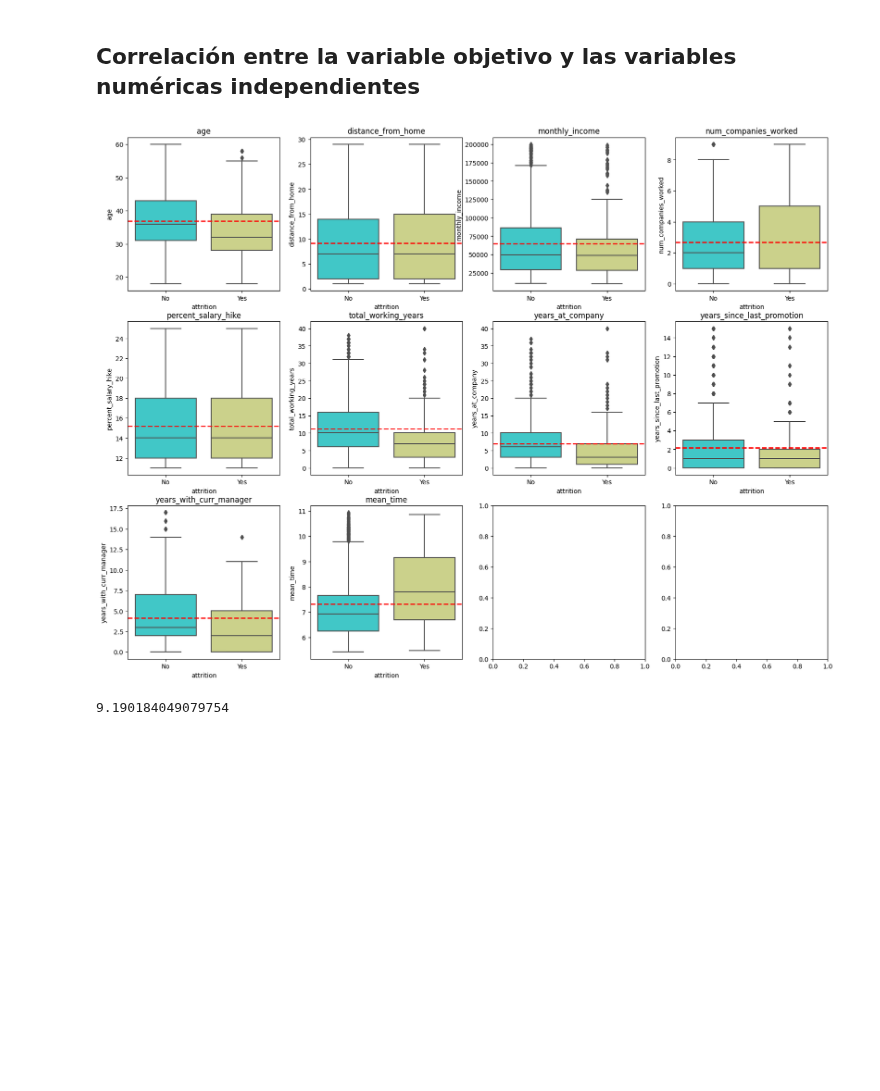
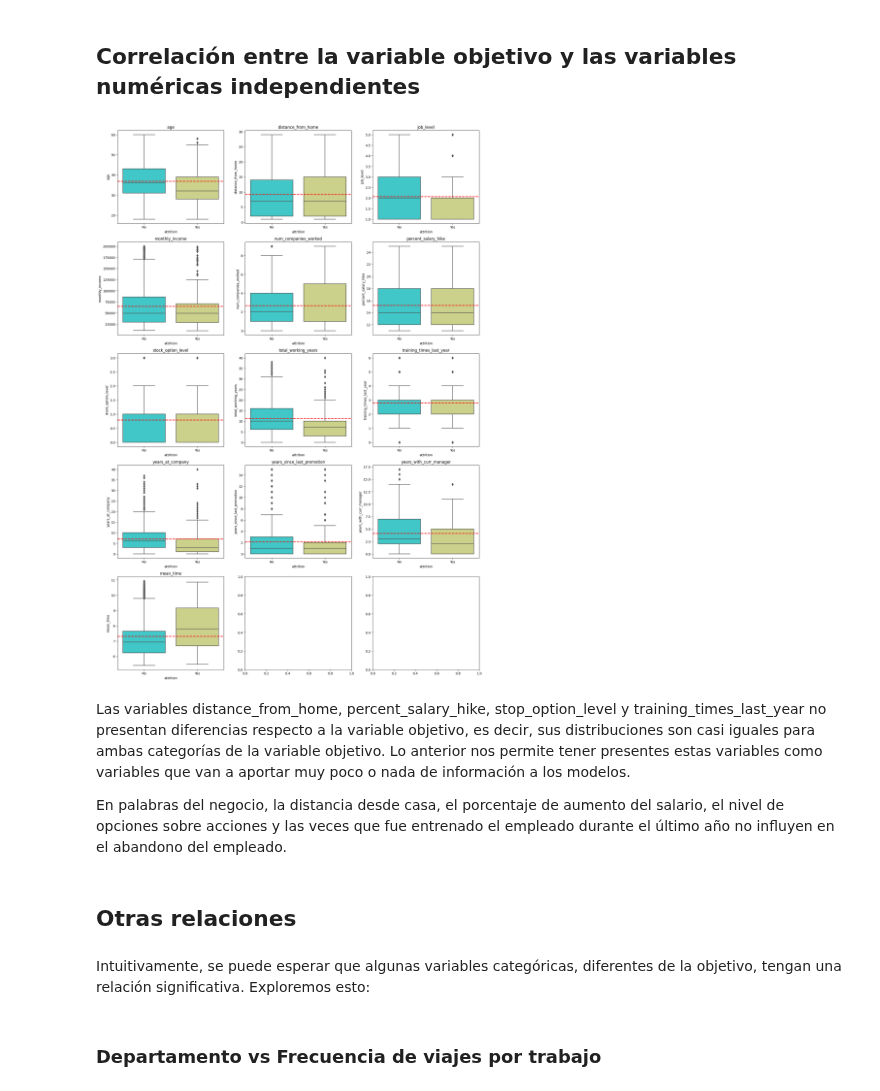
Before and after one commit to AlexanderBedoyaC/pediccion_abandono_empleo, a Jupyter notebook: 5. Alex - Análisis de correlación.ipynb, the cells around one changed output. Cells and saved outputs as stored; diff of their text form; code cells hidden in the pictures; blank space fills up the shorter version.

```diff
--- a/5. Alex - Análisis de correlación.ipynb
+++ b/5. Alex - Análisis de correlación.ipynb
@@ -149,40 +144,25 @@ plt.show()
 Utilizando un nivel de significancia de 0.05, se puede concluir de las pruebas chi cuadrado que no hay evidencias de que las variables Educación, Género, Nivel del puesto, Nivel de opciones sobre acciones del empleado y Valoración del rendimiento en el último año tienen una correlación significativa con la variable objetivo(el empleado abandonó el año anterior).
 # %% [markdown]
 ## Correlación entre la variable objetivo y las variables numéricas independientes
-# %%
-fig = make_subplots(
-    rows=4, cols=3,
-    specs=[[{"type": "box"}, {"type": "box"}, {"type": "box"}],
-           [{"type": "box"}, {"type": "box"}, {"type": "box"}],
-           [{"type": "box"}, {"type": "box"}, {"type": "box"}],
-           [{"type": "box"}, {"type": "box"}, {"type": "box"}]]
-)
-
-rows = [1,1,1,2,2,2,3,3,3,4,4,4]
-cols = [1,2,3,1,2,3,1,2,3,1,2,3]
-
-for i in range(len(df_numericas.columns)):
-
-    fig.add_trace(go.Box(x=df["attrition"], y = df_numericas.iloc[:,i], name=df_numericas.columns[i]),
-                  row=rows[i], col=cols[i])
-
-fig.update_layout(height=900, showlegend=True)
-fig.show()
 # %%
-fig, axs = plt.subplots(3, 4, figsize=(20, 15))
+fig, axs = plt.subplots(5, 3, figsize=(20, 30))
 
-rows = [0,0,0,0,1,1,1,1,2,2,2,2,]
-cols = [0,1,2,3,0,1,2,3,0,1,2,3]
+rows = [0,0,0,1,1,1,2,2,2,3,3,3,4]
+cols = [0,1,2,0,1,2,0,1,2,0,1,2,0]
 variables = df_numericas.columns
 
 for i in range(len(variables)):
 
     sns.boxplot(x = 'attrition', y = variables[i], data = df, palette='rainbow', ax=axs[rows[i], cols[i]])
     axs[rows[i], cols[i]].set_title(variables[i])
     axs[rows[i], cols[i]].axhline(df[variables[i]].mean(), color='r',linestyle='dashed',linewidth=2)
 # %% [output]
-[figure, old version]
+[figure, new version]
-# %%
-df_numericas.iloc[:,1].mean()
-# %% [output]
-9.190184049079754
+# %% [markdown]
+Las variables distance_from_home, percent_salary_hike, stop_option_level y training_times_last_year no presentan diferencias respecto a la variable objetivo, es decir, sus distribuciones son casi iguales para ambas categorías de la variable objetivo. Lo anterior nos permite tener presentes estas variables como variables que van a aportar muy poco o nada de información a los modelos.
+
+En palabras del negocio, la distancia desde casa, el porcentaje de aumento del salario, el nivel de opciones sobre acciones y las veces que fue entrenado el empleado durante el último año no influyen en el abandono del empleado.
+# %% [markdown]
+## Otras relaciones
+# %% [markdown]
+Intuitivamente, se puede esperar que algunas variables categóricas, diferentes de la objetivo, tengan una relación significativa. Exploremos esto:
@@ -188,0 +182,2 @@ df_numericas.iloc[:,1].mean()
+# %% [markdown]
+### Departamento vs Frecuencia de viajes por trabajo
```
Also changed, not shown: parts of 17 cells of this notebook, 5 other files.
